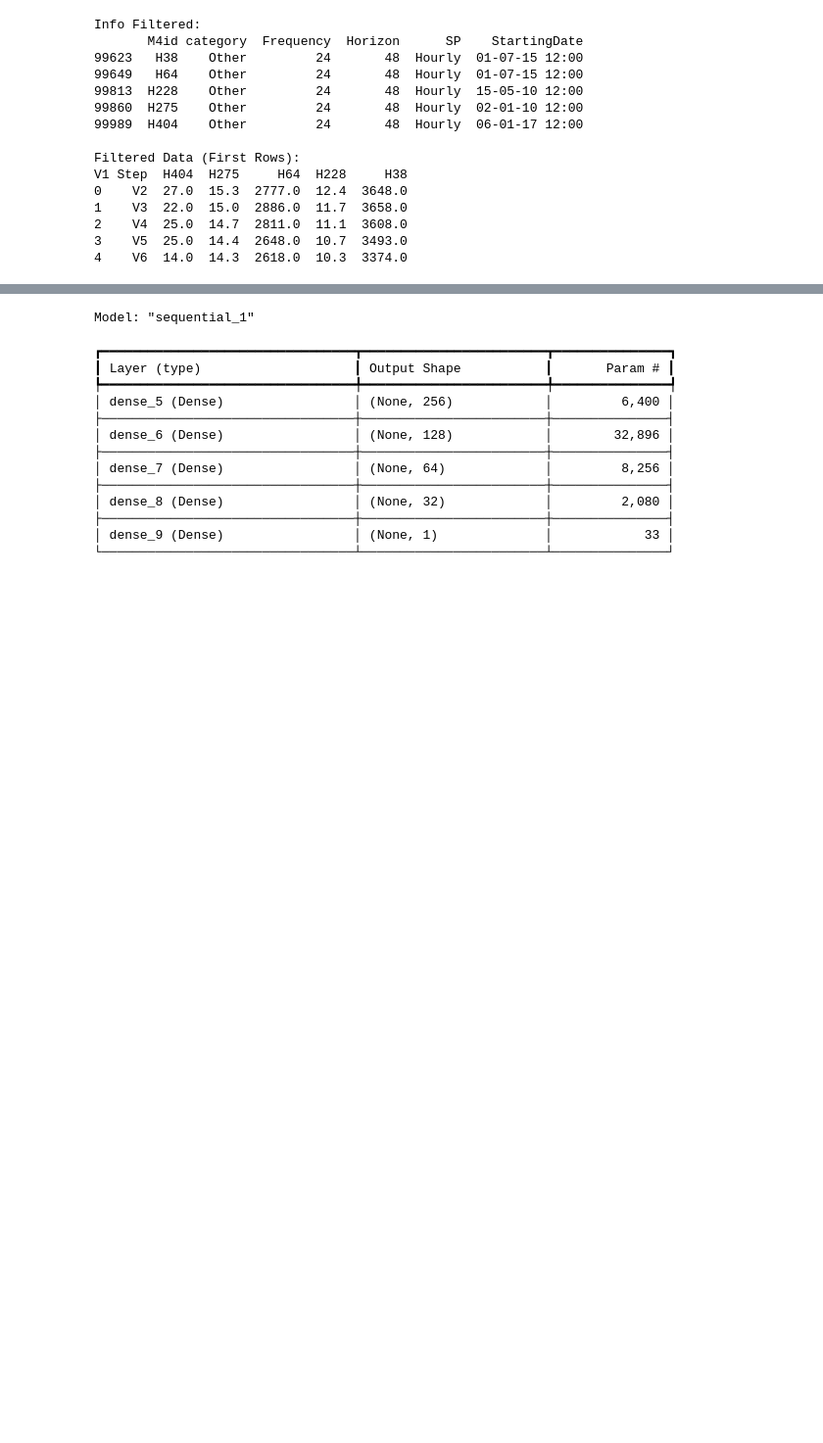
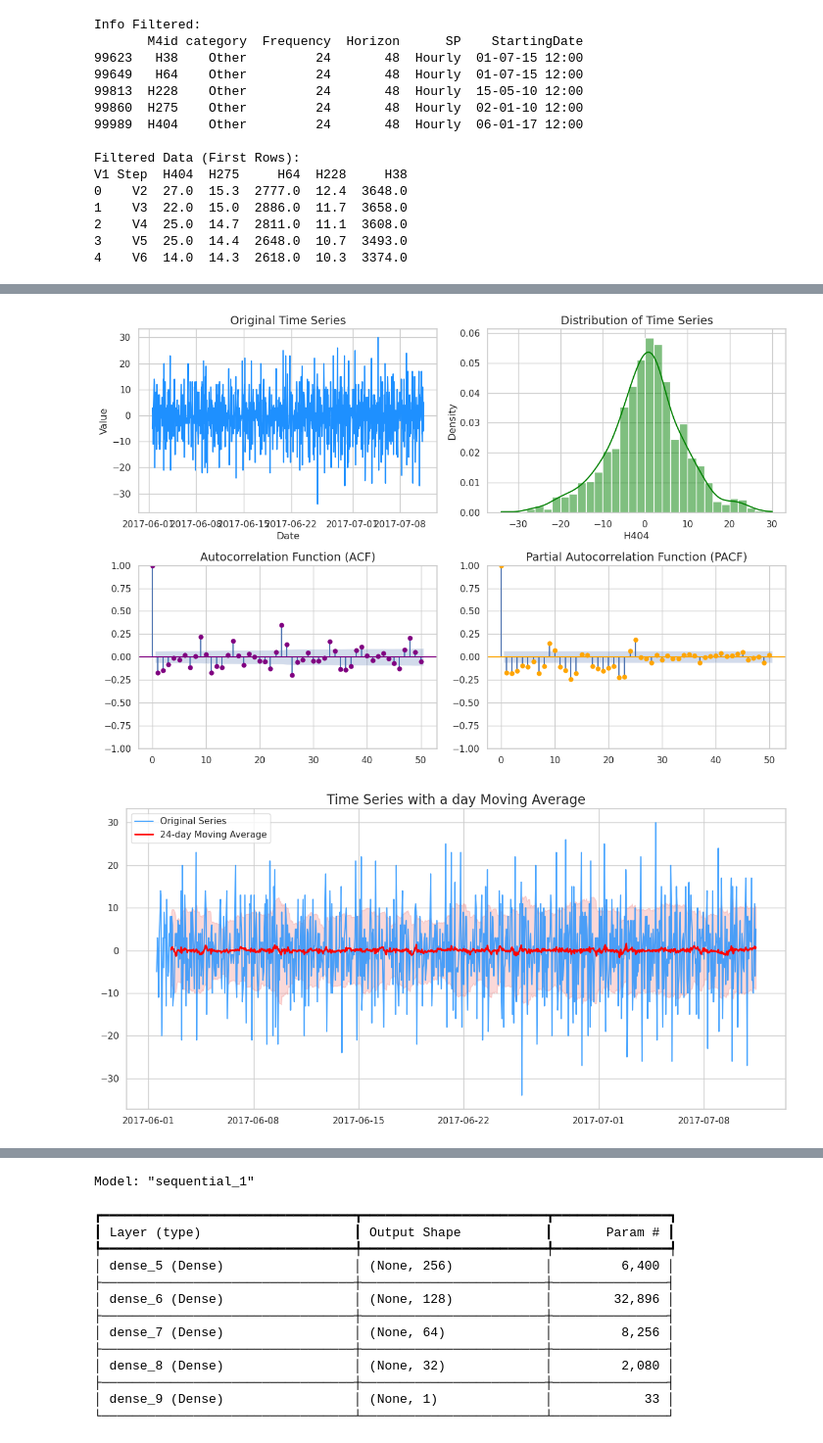
Before and after one commit to Pepe-Chuy/Examen2NL, a Jupyter notebook: H404.ipynb, the cells around one changed output, grey strips where cells are left out. Shown at 98% size. Cells and saved outputs as stored; diff of their text form; code cells hidden in the pictures; blank space fills up the shorter version.

```diff
--- a/H404.ipynb
+++ b/H404.ipynb
@@ -56,0 +83,5 @@ p >= 0.05: Fail to reject null hypothesis (Series might be non-stationary)
+# %%
+univariate_data_analysis(ts.diff().dropna())
+# %% [output]
+[figure, added]
+[figure, added]
```
Also changed, not shown: parts of 15 cells of this notebook, 4 other files.
